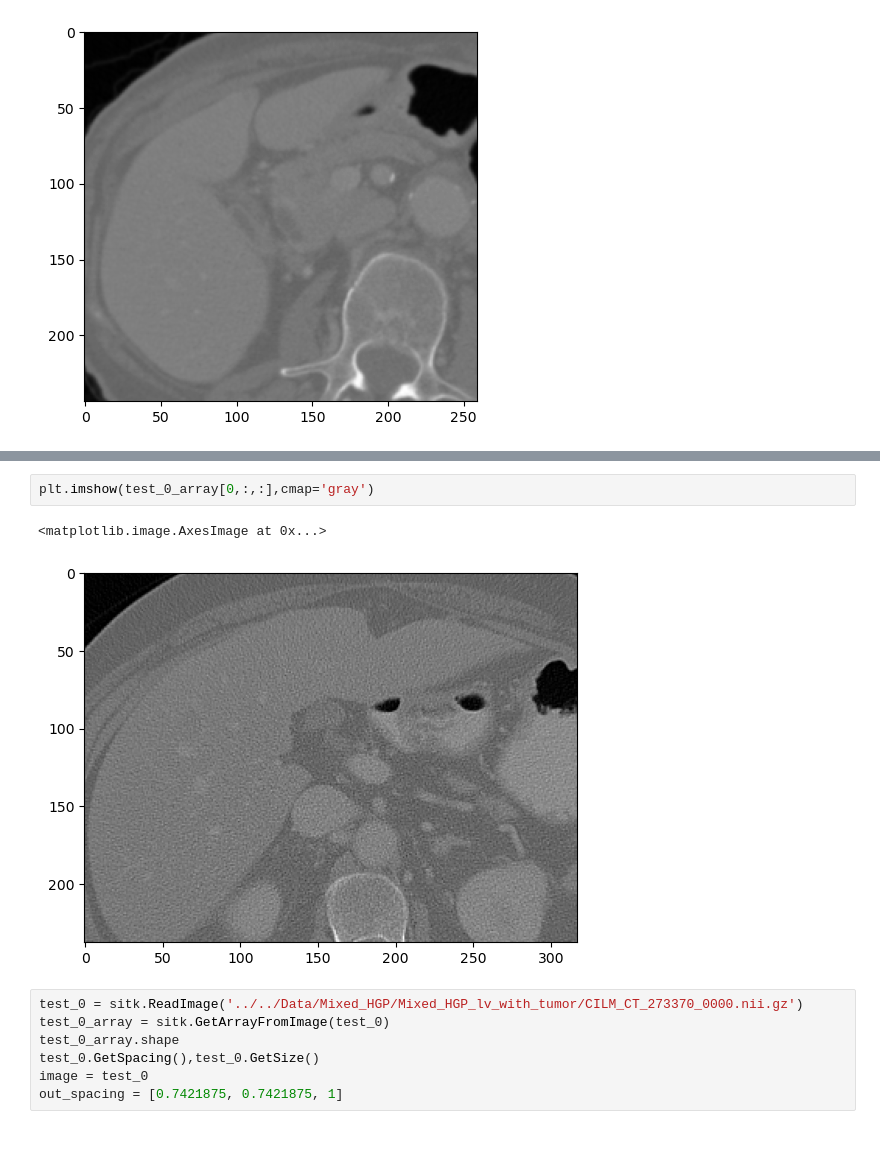
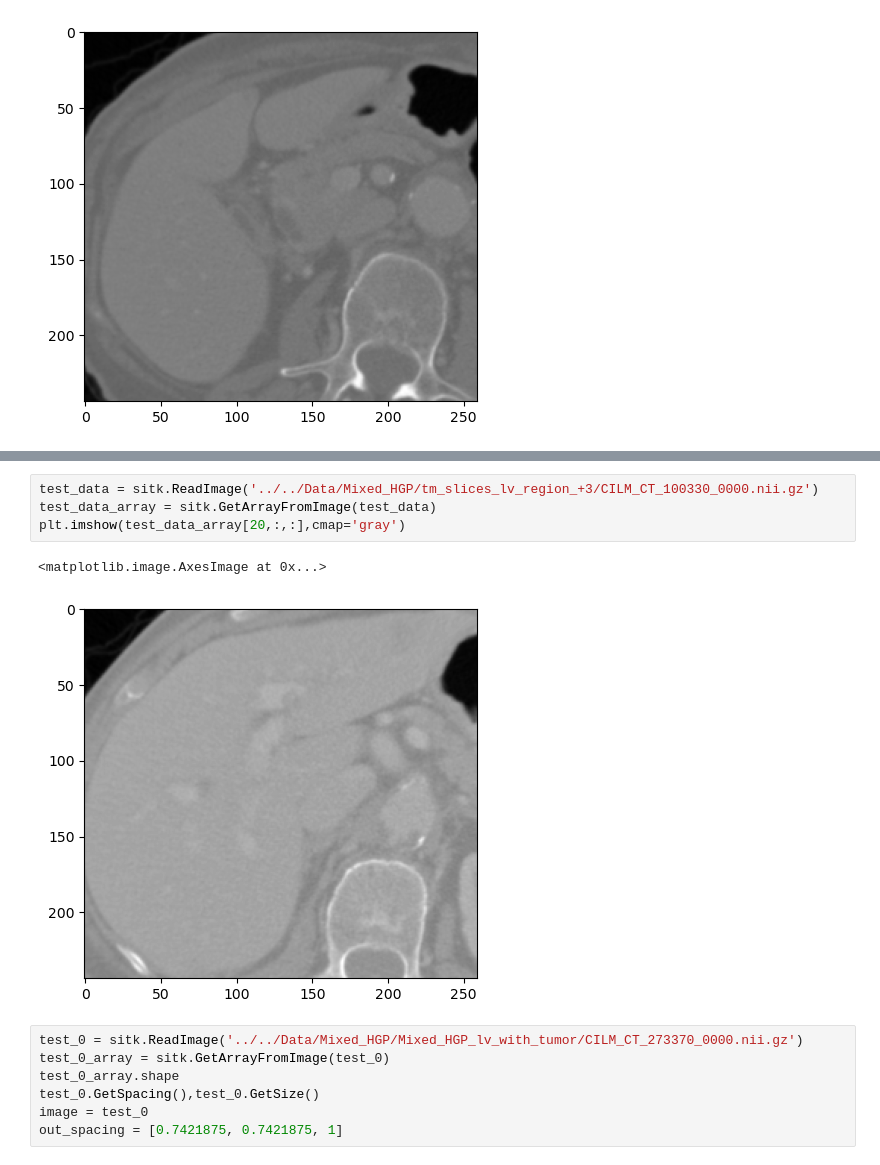
Before and after one commit to BaconDavid/CRLM_Internship_Project, a Jupyter notebook: Jupyter_Test/Get liver bounding.ipynb, the cells around one changed output, grey strips where cells are left out. Drawn from its saved outputs; the diff is of its cells as text.

```diff
--- a/Jupyter_Test/Get liver bounding.ipynb
+++ b/Jupyter_Test/Get liver bounding.ipynb
@@ -605,8 +651,10 @@ for index,row in liver_info.iterrows():
-# %%
-plt.imshow(test_0_array[0,:,:],cmap='gray')
-# %% [output]
-<matplotlib.image.AxesImage at 0x...>
-[figure, removed]
+# %%
+test_data = sitk.ReadImage('../../Data/Mixed_HGP/tm_slices_lv_region_+3/CILM_CT_100330_0000.nii.gz')
+test_data_array = sitk.GetArrayFromImage(test_data)
+plt.imshow(test_data_array[20,:,:],cmap='gray')
+# %% [output]
+<matplotlib.image.AxesImage at 0x...>
+[figure, added]
 # %%
 test_0 = sitk.ReadImage('../../Data/Mixed_HGP/Mixed_HGP_lv_with_tumor/CILM_CT_273370_0000.nii.gz')
 test_0_array = sitk.GetArrayFromImage(test_0)
```
Also changed, not shown: parts of 18 cells of this notebook, 46 other files.
